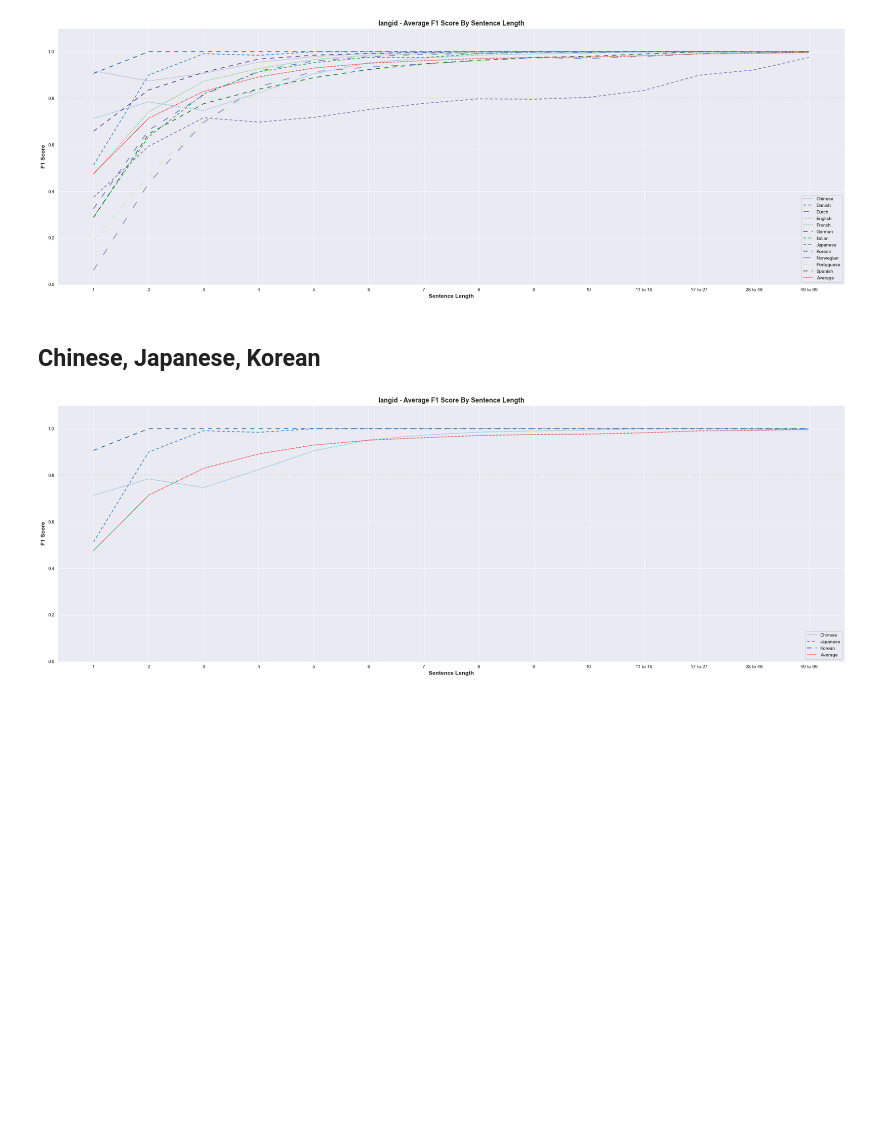
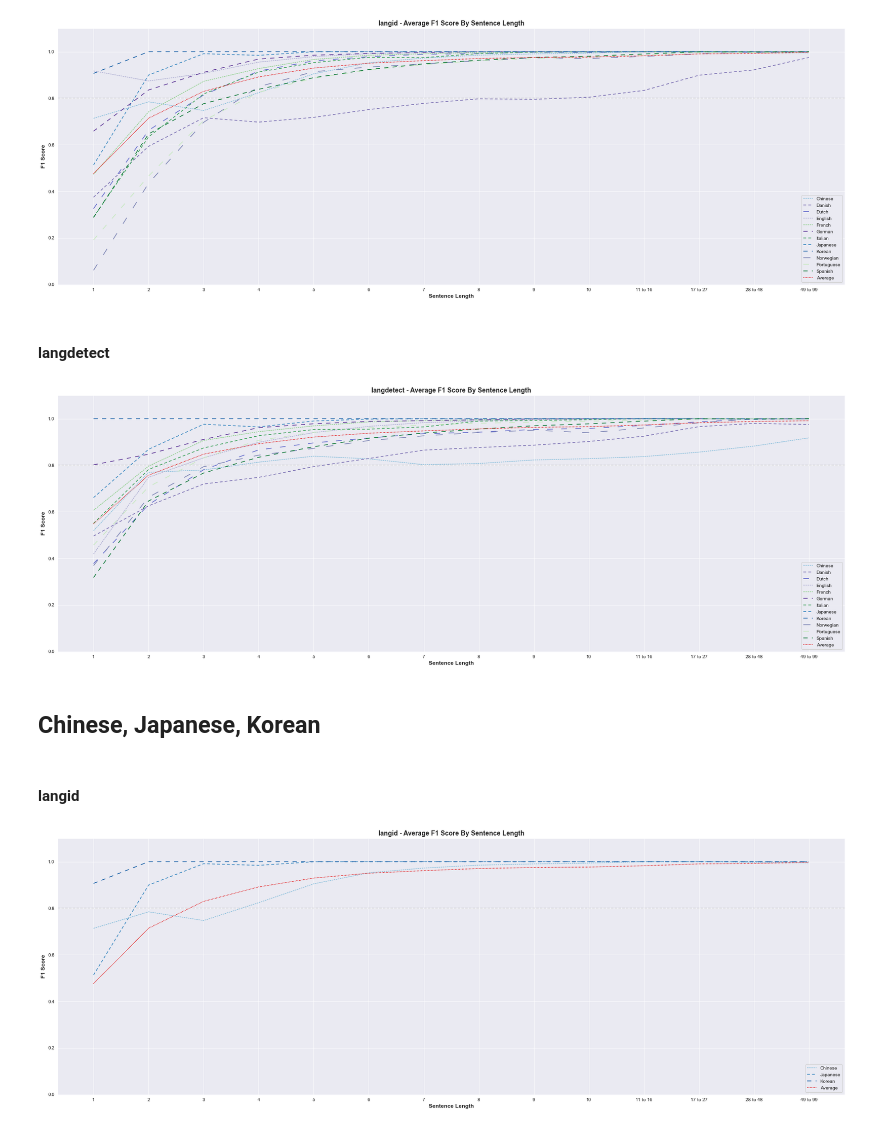
Before and after one commit to br-pki/detectLanguage, a Jupyter notebook: plot_results.ipynb, the cells around one changed output. Saved outputs shown, nothing was run; the diff lists cells and outputs as text; code cells hidden in the pictures; blank space fills up the shorter version.

```diff
--- a/plot_results.ipynb
+++ b/plot_results.ipynb
@@ -102,10 +112,26 @@ plt.legend(loc="lower right");
 plt.savefig("output/langid_overall_average_scores.png")
 # %% [output]
 [figure]
+# %% [markdown]
+#### langdetect
+# %%
+plt.figure(figsize=(30,10))
+plt.title("langdetect - Average F1 Score By Sentence Length", fontdict=title_font)
+plt.xlabel("Sentence Length", fontdict=label_fonts)
+plt.ylabel("F1 Score", fontdict=label_fonts)
+plt.ylim(0.0, 1.1)
+plt.axhline(y=0.8, linestyle="--", color="gray", alpha=0.3);
+sns.lineplot(data=results_langdetect_pivot.T, palette=language_cmap, dashes=language_dashes);
+plt.legend(loc="lower right");
+plt.savefig("output/langdetect_overall_average_scores.png")
+# %% [output]
+[figure, added]
 # %% [markdown]
 ## Chinese, Japanese, Korean
 # %%
 THESE_LANGUAGES = ["Chinese", "Japanese", "Korean"]
+# %% [markdown]
+#### langid
 # %%
 plt.figure(figsize=(30,10))
 plt.title("langid - Average F1 Score By Sentence Length", fontdict=title_font)
```
Also changed, not shown: parts of 24 cells of this notebook, 3 other files.
